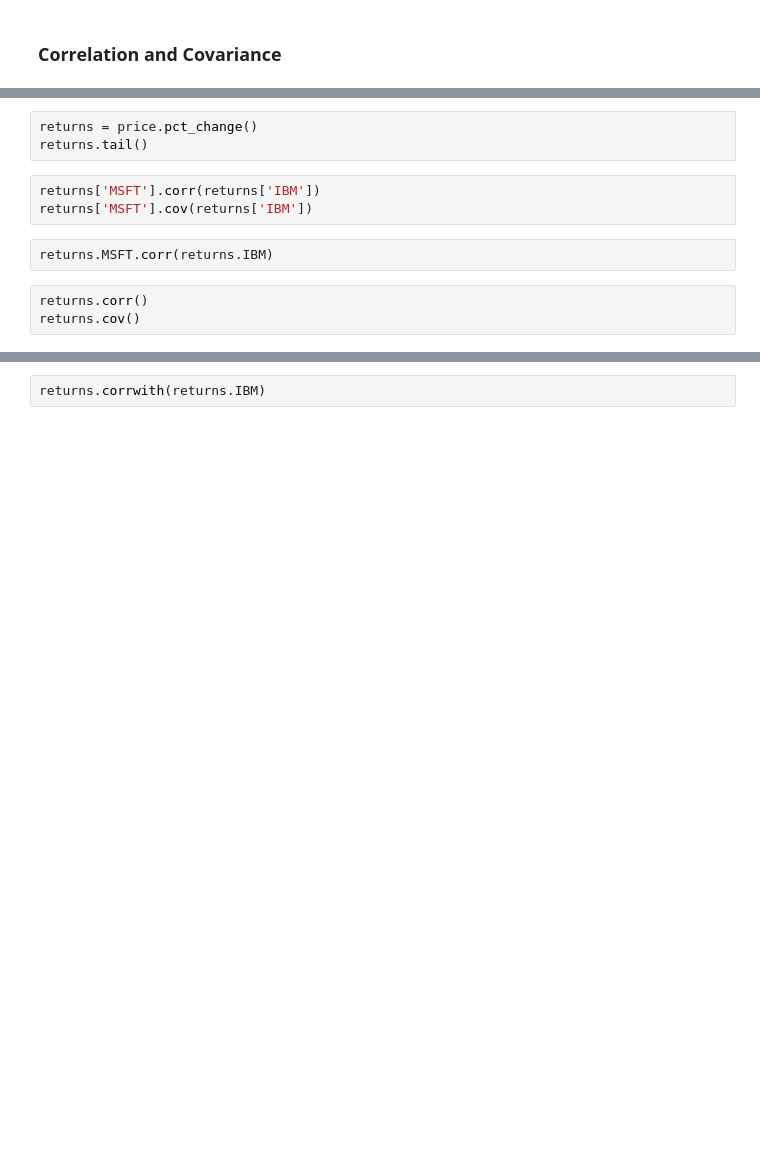
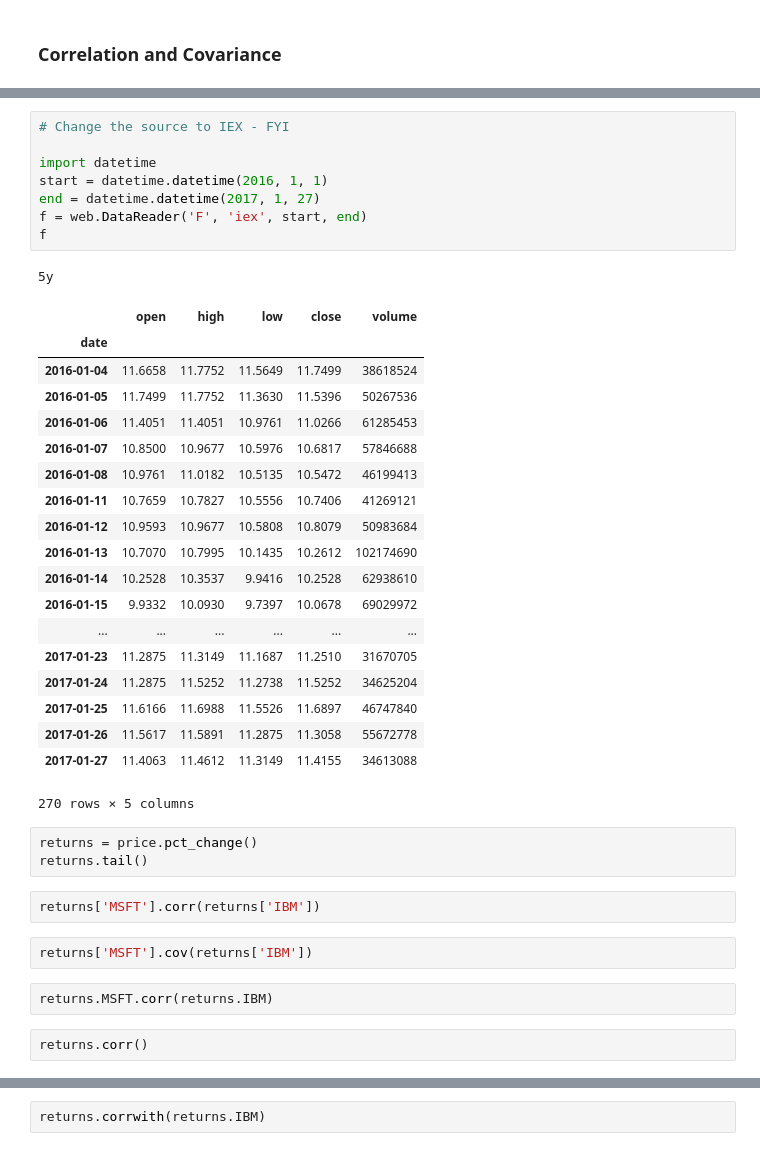
Before and after one commit to ydengca/Books-and-Tutorials, a Jupyter notebook: Python for Data Analysis/ch05.ipynb, the cells around one changed output, grey strips where cells are left out. Cells and saved outputs as stored; diff of their text form; blank space fills up the shorter version.

```diff
--- a/Python for Data Analysis/ch05.ipynb
+++ b/Python for Data Analysis/ch05.ipynb
@@ -881,11 +1323,40 @@ volume = pd.DataFrame({ticker: data['Volume']
+# %%
+# Change the source to IEX - FYI
+
+import datetime
+start = datetime.datetime(2016, 1, 1)
+end = datetime.datetime(2017, 1, 27)
+f = web.DataReader('F', 'iex', start, end)
+f
+# %% [output]
+5y
+|  | open | high | low | close | volume |
+| date |  |  |  |  |  |
+| 2016-01-04 | 11.6658 | 11.7752 | 11.5649 | 11.7499 | 38618524 |
+| 2016-01-05 | 11.7499 | 11.7752 | 11.3630 | 11.5396 | 50267536 |
+| 2016-01-06 | 11.4051 | 11.4051 | 10.9761 | 11.0266 | 61285453 |
+| 2016-01-07 | 10.8500 | 10.9677 | 10.5976 | 10.6817 | 57846688 |
+| 2016-01-08 | 10.9761 | 11.0182 | 10.5135 | 10.5472 | 46199413 |
+| 2016-01-11 | 10.7659 | 10.7827 | 10.5556 | 10.7406 | 41269121 |
+| 2016-01-12 | 10.9593 | 10.9677 | 10.5808 | 10.8079 | 50983684 |
+| 2016-01-13 | 10.7070 | 10.7995 | 10.1435 | 10.2612 | 102174690 |
+| 2016-01-14 | 10.2528 | 10.3537 | 9.9416 | 10.2528 | 62938610 |
+| 2016-01-15 | 9.9332 | 10.0930 | 9.7397 | 10.0678 | 69029972 |
+| ... | ... | ... | ... | ... | ... |
+| 2017-01-23 | 11.2875 | 11.3149 | 11.1687 | 11.2510 | 31670705 |
+| 2017-01-24 | 11.2875 | 11.5252 | 11.2738 | 11.5252 | 34625204 |
+| 2017-01-25 | 11.6166 | 11.6988 | 11.5526 | 11.6897 | 46747840 |
+| 2017-01-26 | 11.5617 | 11.5891 | 11.2875 | 11.3058 | 55672778 |
+| 2017-01-27 | 11.4063 | 11.4612 | 11.3149 | 11.4155 | 34613088 |
+270 rows × 5 columns
 # %%
 returns = price.pct_change()
 returns.tail()
 # %%
 returns['MSFT'].corr(returns['IBM'])
-returns['MSFT'].cov(returns['IBM'])
+# %%
+returns['MSFT'].cov(returns['IBM'])
 # %%
 returns.MSFT.corr(returns.IBM)
 # %%
 returns.corr()
-returns.cov()
```
Also changed, not shown: parts of 139 cells of this notebook.
